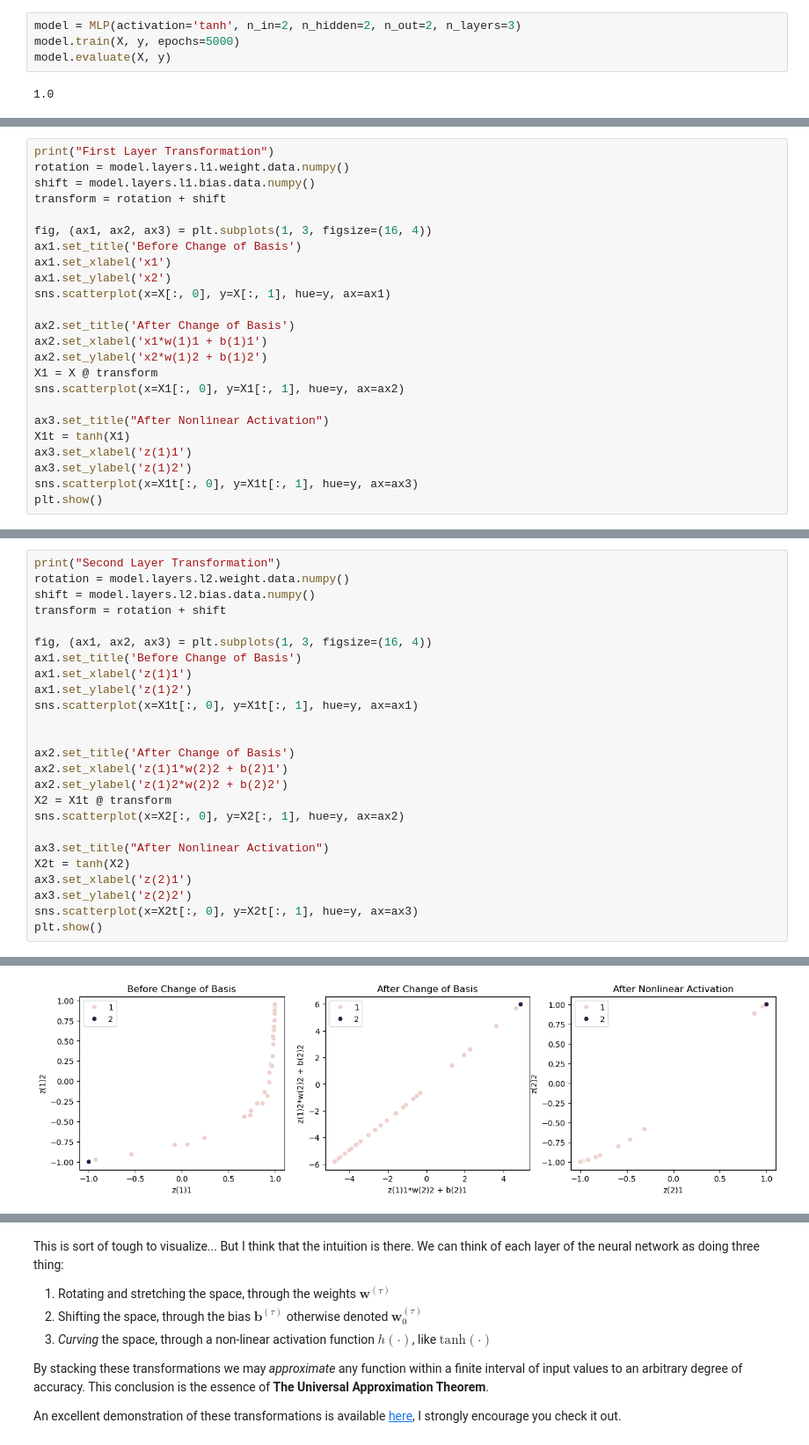
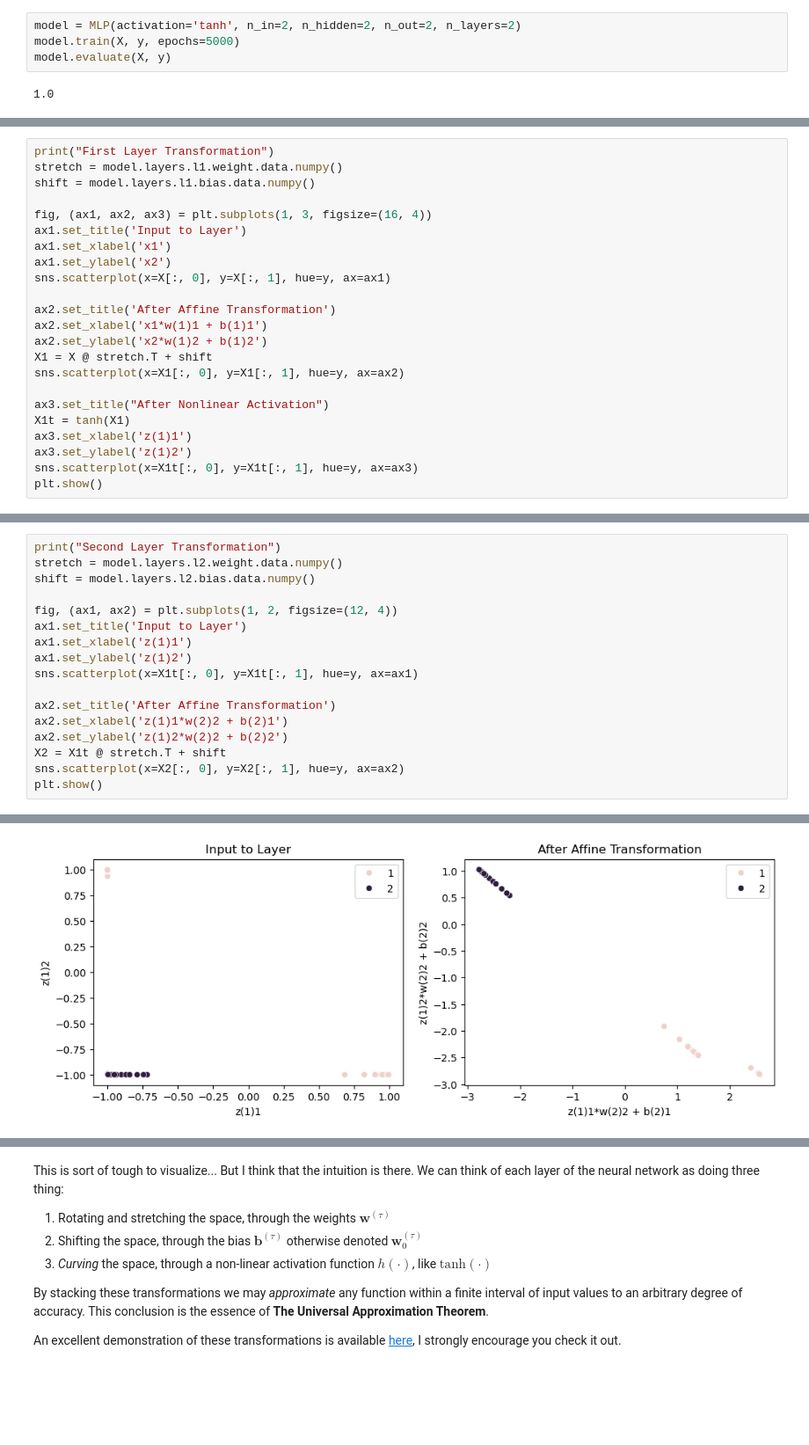
Before and after one commit to BenAF002/data_science, a Jupyter notebook: Notes/jc_basis_functions_to_deep_nn.ipynb, the cells around one changed output, grey strips where cells are left out. Shown: that part at 88% size. Saved outputs shown, nothing was run; the diff lists cells and outputs as text; blank space fills up the shorter version.

```diff
--- a/Notes/jc_basis_functions_to_deep_nn.ipynb
+++ b/Notes/jc_basis_functions_to_deep_nn.ipynb
@@ -294,7 +297,7 @@ class MLP(nn.Module):
         acc = (preds == y).sum().item() / len(y)
         return acc
 # %%
-model = MLP(activation='tanh', n_in=2, n_hidden=2, n_out=2, n_layers=3)
+model = MLP(activation='tanh', n_in=2, n_hidden=2, n_out=2, n_layers=2)
 model.train(X, y, epochs=5000)
 model.evaluate(X, y)
 # %% [output]
@@ -315,19 +315,18 @@ layers.l3.bias tensor([ 0.8050, -0.2615])
 # %%
 print("First Layer Transformation")
-rotation = model.layers.l1.weight.data.numpy()
+stretch = model.layers.l1.weight.data.numpy()
 shift = model.layers.l1.bias.data.numpy()
-transform = rotation + shift
 
 fig, (ax1, ax2, ax3) = plt.subplots(1, 3, figsize=(16, 4))
-ax1.set_title('Before Change of Basis')
+ax1.set_title('Input to Layer')
 ax1.set_xlabel('x1')
 ax1.set_ylabel('x2')
 sns.scatterplot(x=X[:, 0], y=X[:, 1], hue=y, ax=ax1)
 
-ax2.set_title('After Change of Basis')
+ax2.set_title('After Affine Transformation')
 ax2.set_xlabel('x1*w(1)1 + b(1)1')
 ax2.set_ylabel('x2*w(1)2 + b(1)2')
-X1 = X @ transform
+X1 = X @ stretch.T + shift
 sns.scatterplot(x=X1[:, 0], y=X1[:, 1], hue=y, ax=ax2)
 
 ax3.set_title("After Nonlinear Activation")
@@ -342,28 +341,20 @@ First Layer Transformation
 # %%
 print("Second Layer Transformation")
-rotation = model.layers.l2.weight.data.numpy()
+stretch = model.layers.l2.weight.data.numpy()
 shift = model.layers.l2.bias.data.numpy()
-transform = rotation + shift
 
-fig, (ax1, ax2, ax3) = plt.subplots(1, 3, figsize=(16, 4))
-ax1.set_title('Before Change of Basis')
+fig, (ax1, ax2) = plt.subplots(1, 2, figsize=(12, 4))
+ax1.set_title('Input to Layer')
 ax1.set_xlabel('z(1)1')
 ax1.set_ylabel('z(1)2')
 sns.scatterplot(x=X1t[:, 0], y=X1t[:, 1], hue=y, ax=ax1)
 
-
-ax2.set_title('After Change of Basis')
+ax2.set_title('After Affine Transformation')
 ax2.set_xlabel('z(1)1*w(2)2 + b(2)1')
 ax2.set_ylabel('z(1)2*w(2)2 + b(2)2')
-X2 = X1t @ transform
+X2 = X1t @ stretch.T + shift
 sns.scatterplot(x=X2[:, 0], y=X2[:, 1], hue=y, ax=ax2)
-
-ax3.set_title("After Nonlinear Activation")
-X2t = tanh(X2)
-ax3.set_xlabel('z(2)1')
-ax3.set_ylabel('z(2)2')
-sns.scatterplot(x=X2t[:, 0], y=X2t[:, 1], hue=y, ax=ax3)
 plt.show()
 # %% [output]
 Second Layer Transformation
-[figure, old version]
+[figure, new version]
```
Also changed, not shown: parts of 9 cells of this notebook, 2 other files.
